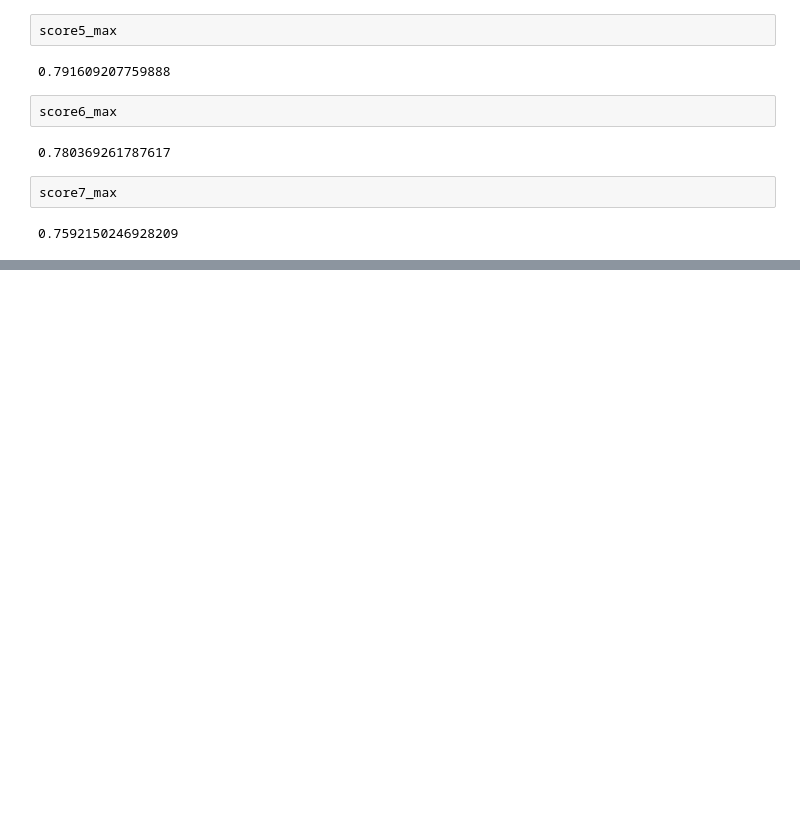
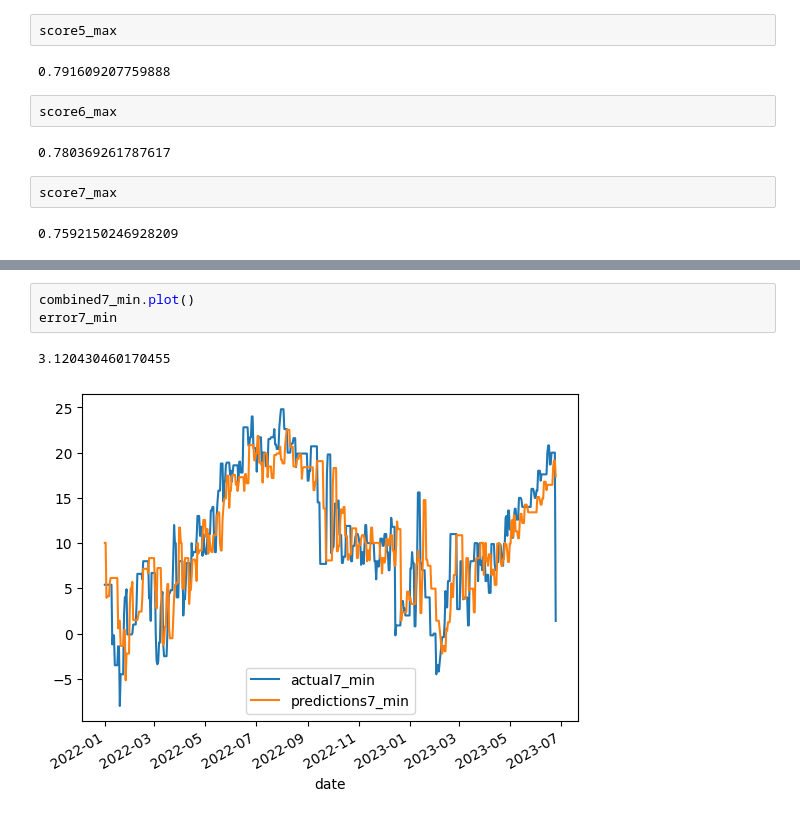
Before and after one commit to congiants/Temperature_Predictor, a Jupyter notebook: Temprature_predictor/temprature_predictor.ipynb, the cells around one changed output, grey strips where cells are left out. Cells and saved outputs as stored; diff of their text form; blank space fills up the shorter version.

```diff
--- a/Temprature_predictor/temprature_predictor.ipynb
+++ b/Temprature_predictor/temprature_predictor.ipynb
@@ -908,0 +918,6 @@ score7_max
+# %%
+combined7_min.plot()
+error7_min
+# %% [output]
+3.120430460170455
+[figure, added]
```
Also changed, not shown: parts of 17 cells of this notebook.
